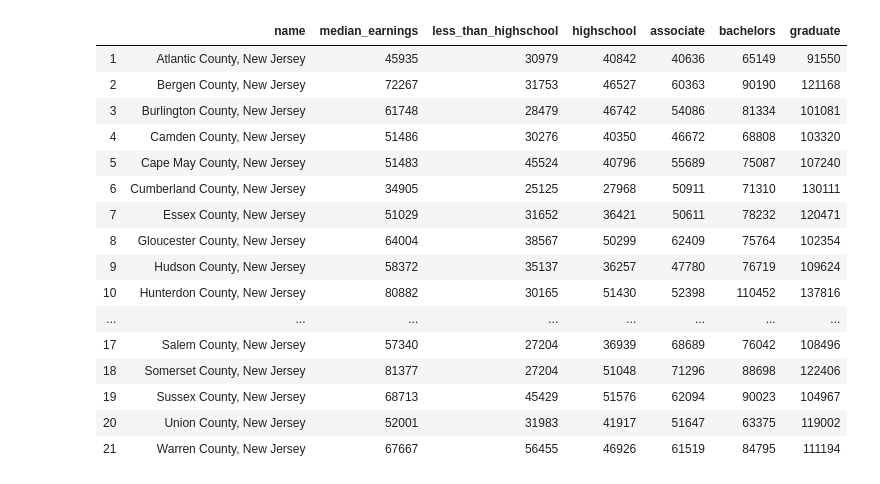
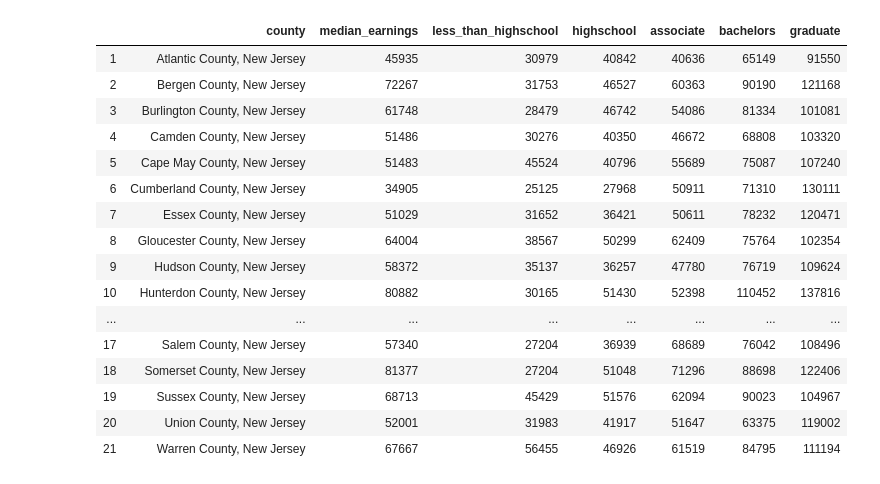
Before and after one commit to lemonaidn/VBM_Rejection_Factors, a Jupyter notebook: Khamanna/financial_education.ipynb, the cells around one changed output. Cells and saved outputs as stored; diff of their text form; code cells hidden in the pictures.

```diff
--- a/Khamanna/financial_education.ipynb
+++ b/Khamanna/financial_education.ipynb
@@ -13,3 +11,4 @@ education = pd.read_csv('./education/ACSST1Y2019.S1501_data_with_overlays_2020-1
 # %%
-financial_education=education[['NAME','S1501_C03_059E','S1501_C03_060E', 'S1501_C03_061E','S1501_C03_062E',\
+#Income related all earnings columns by education
+financial_education_full=education[['NAME','S1501_C03_059E','S1501_C03_060E', 'S1501_C03_061E','S1501_C03_062E',\
 'S1501_C03_063E', 'S1501_C03_064E']]
@@ -18,23 +15,27 @@ financial_education=education[['NAME','S1501_C03_059E','S1501_C03_060E', 'S1501_
 # %%
-financial_education.columns = ['name','median_earnings', 'less_than_highschool','highschool','associate','bachelors','graduate']
+#Income related all earnings columns by education
+financial_education_full.columns = ['county','median_earnings', 'less_than_highschool','highschool','associate','bachelors','graduate']
-# %%
-financial_education=financial_education.drop(financial_education.index[0])
-financial_education
-# %% [output]
-|  | name | median_earnings | less_than_highschool | highschool | associate | bachelors | graduate |
-| 1 | Atlantic County, New Jersey | 45935 | 30979 | 40842 | 40636 | 65149 | 91550 |
-| 2 | Bergen County, New Jersey | 72267 | 31753 | 46527 | 60363 | 90190 | 121168 |
-| 3 | Burlington County, New Jersey | 61748 | 28479 | 46742 | 54086 | 81334 | 101081 |
-| 4 | Camden County, New Jersey | 51486 | 30276 | 40350 | 46672 | 68808 | 103320 |
-| 5 | Cape May County, New Jersey | 51483 | 45524 | 40796 | 55689 | 75087 | 107240 |
-| 6 | Cumberland County, New Jersey | 34905 | 25125 | 27968 | 50911 | 71310 | 130111 |
-| 7 | Essex County, New Jersey | 51029 | 31652 | 36421 | 50611 | 78232 | 120471 |
-| 8 | Gloucester County, New Jersey | 64004 | 38567 | 50299 | 62409 | 75764 | 102354 |
-| 9 | Hudson County, New Jersey | 58372 | 35137 | 36257 | 47780 | 76719 | 109624 |
-| 10 | Hunterdon County, New Jersey | 80882 | 30165 | 51430 | 52398 | 110452 | 137816 |
-| ... | ... | ... | ... | ... | ... | ... | ... |
-| 17 | Salem County, New Jersey | 57340 | 27204 | 36939 | 68689 | 76042 | 108496 |
-| 18 | Somerset County, New Jersey | 81377 | 27204 | 51048 | 71296 | 88698 | 122406 |
-| 19 | Sussex County, New Jersey | 68713 | 45429 | 51576 | 62094 | 90023 | 104967 |
-| 20 | Union County, New Jersey | 52001 | 31983 | 41917 | 51647 | 63375 | 119002 |
-| 21 | Warren County, New Jersey | 67667 | 56455 | 46926 | 61519 | 84795 | 111194 |
+# %%
+#Income related all earnings columns by education
+#Income related all earnings columns by education
+financial_education_full=financial_education_full.drop(financial_education_full.index[0])
+#Income related all earnings columns by education
+financial_education_full
+# %% [output]
+|  | county | median_earnings | less_than_highschool | highschool | associate | bachelors | graduate |
+| 1 | Atlantic County, New Jersey | 45935 | 30979 | 40842 | 40636 | 65149 | 91550 |
+| 2 | Bergen County, New Jersey | 72267 | 31753 | 46527 | 60363 | 90190 | 121168 |
+| 3 | Burlington County, New Jersey | 61748 | 28479 | 46742 | 54086 | 81334 | 101081 |
+| 4 | Camden County, New Jersey | 51486 | 30276 | 40350 | 46672 | 68808 | 103320 |
+| 5 | Cape May County, New Jersey | 51483 | 45524 | 40796 | 55689 | 75087 | 107240 |
+| 6 | Cumberland County, New Jersey | 34905 | 25125 | 27968 | 50911 | 71310 | 130111 |
+| 7 | Essex County, New Jersey | 51029 | 31652 | 36421 | 50611 | 78232 | 120471 |
+| 8 | Gloucester County, New Jersey | 64004 | 38567 | 50299 | 62409 | 75764 | 102354 |
+| 9 | Hudson County, New Jersey | 58372 | 35137 | 36257 | 47780 | 76719 | 109624 |
+| 10 | Hunterdon County, New Jersey | 80882 | 30165 | 51430 | 52398 | 110452 | 137816 |
+| ... | ... | ... | ... | ... | ... | ... | ... |
+| 17 | Salem County, New Jersey | 57340 | 27204 | 36939 | 68689 | 76042 | 108496 |
+| 18 | Somerset County, New Jersey | 81377 | 27204 | 51048 | 71296 | 88698 | 122406 |
+| 19 | Sussex County, New Jersey | 68713 | 45429 | 51576 | 62094 | 90023 | 104967 |
+| 20 | Union County, New Jersey | 52001 | 31983 | 41917 | 51647 | 63375 | 119002 |
+| 21 | Warren County, New Jersey | 67667 | 56455 | 46926 | 61519 | 84795 | 111194 |
```
Also changed, not shown: parts of 34 cells of this notebook.
